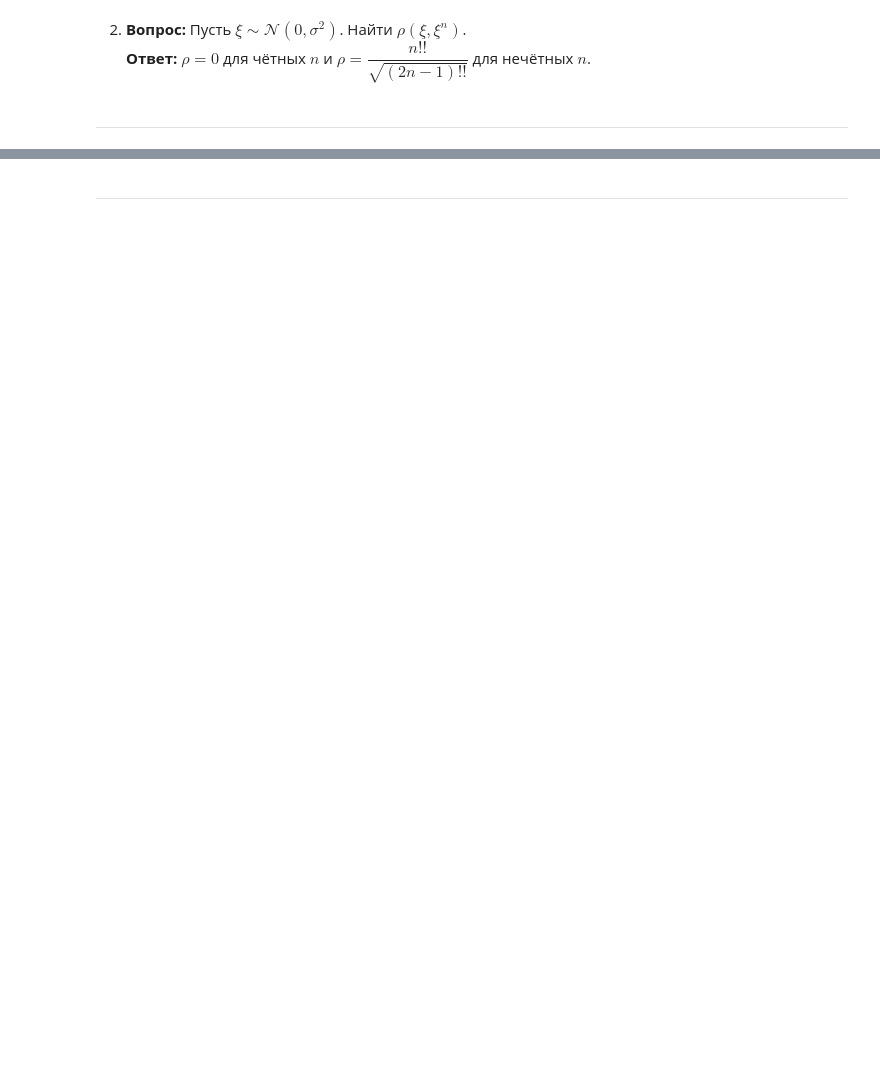
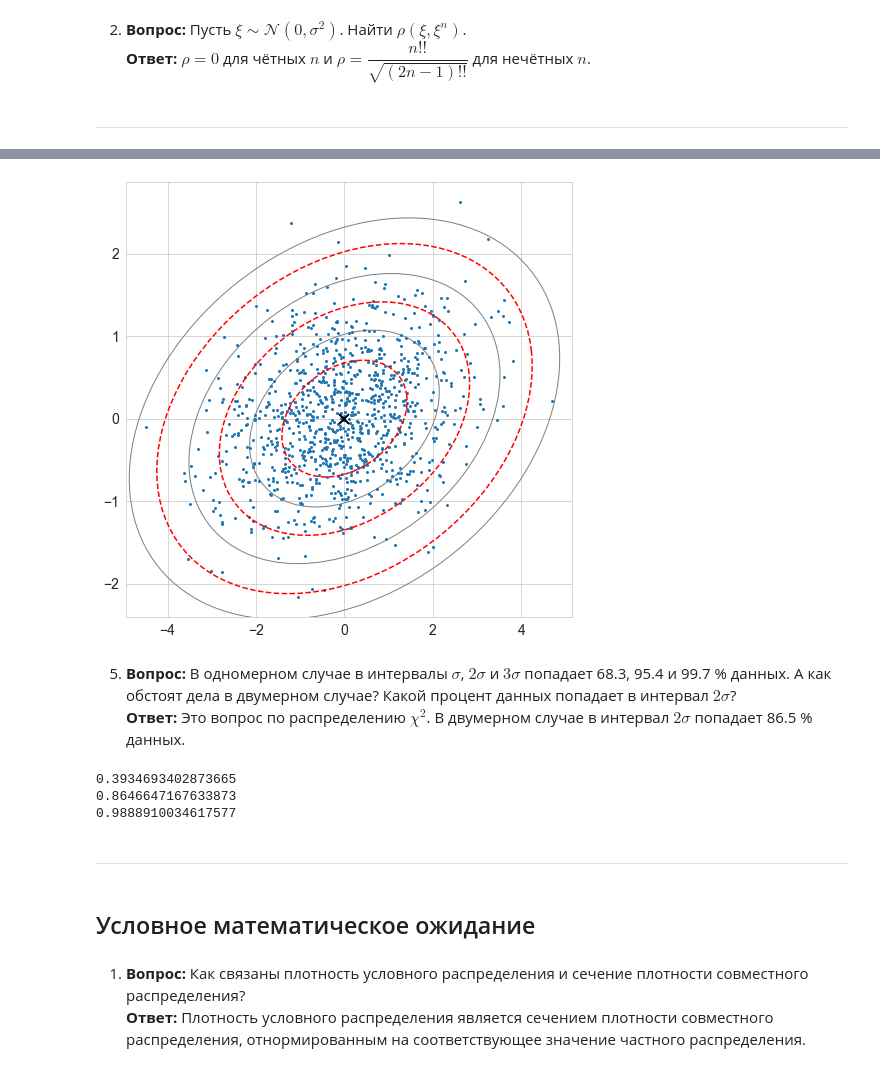
Before and after one commit to aa-savelyev/DaOptSm, a Jupyter notebook: 2.PT/control/Control.ipynb, the cells around one changed output, grey strips where cells are left out. Drawn from its saved outputs; the diff is of its cells as text; code cells hidden in the pictures; blank space fills up the shorter version.

```diff
--- a/2.PT/control/Control.ipynb
+++ b/2.PT/control/Control.ipynb
@@ -75,2 +78,56 @@ plt.show()
+# %%
+N = 1000
+mu = np.array([0., 0.])
+cov = np.array([[2.0, 0.3], [0.3, 0.5]])  # covariance matrix of x and y
+data = stats.multivariate_normal.rvs(mu, cov, size=N, random_state=42)
+# %%
+from matplotlib.patches import Ellipse
+
+def make_ellipse(mu, cov, ci=0.95, color='gray', label='$\pm 2\,\sigma$'):
+    """Make covariance isoline"""
+    e, v = np.linalg.eig(cov)
+    angle = np.sign(v[1, 0]) * 180/np.pi * np.arccos(v[0, 0])
+    q = stats.chi2(2).ppf(ci)
+    e = Ellipse(mu, 2*np.sqrt(q*e[0]), 2*np.sqrt(q*e[1]), angle=angle,
+                fill=False, color=color, label=label)
+    return e
+# %%
+def get_std(cov):
+    '''Get standard deviation'''
+    theta = 2 * np.pi * np.linspace(0, 1, int(1e2))
+    e, v = np.linalg.eig(cov)
+    return v @ np.diag(e**0.5) @ np.array([np.cos(theta),np.sin(theta)])
+# %%
+def draw_data(data, mu, cov):
+    fig, ax = plt.subplots(1, 1, figsize=(8, 8))
+    ax.plot(data[:,0], data[:,1], 'o', ms=2)
+    for i, ci in enumerate([0.6827, 0.9545, 0.9973]):
+        # variant 1
+        e = make_ellipse(mu, cov, ci=ci)
+        ax.add_artist(e)
+        # variant 2
+        std = get_std(cov)
+        ax.plot(*(mu.reshape((2,1)) + (i+1)*std), 'r--')
+    ax.plot(*mu, 'kx', ms=10, mew=2.)
+#     ax.axis('equal')
+# %%
+draw_data(data, mu, cov)
+# %% [output]
+[figure, added]
+# %% [markdown]
+5. **Вопрос:** В одномерном случае в интервалы $\sigma$, $2\sigma$ и $3\sigma$ попадает 68.3, 95.4 и 99.7 % данных. А как обстоят дела в двумерном случае? Какой процент данных попадает в интервал $2\sigma$? \
+   **Ответ:** Это вопрос по распределению $\chi^2$. В двумерном случае  в интервал $2\sigma$ попадает 86.5 % данных.
+# %%
+for i in np.arange(1,4):
+    print(stats.chi2(2).cdf(i**2))
+# %% [output]
+0.3934693402873665
+0.8646647167633873
+0.9888910034617577
 # %% [markdown]
 ---
+# %% [markdown]
+## Условное математическое ожидание
+# %% [markdown]
+1. **Вопрос:** Как связаны плотность условного распределения и сечение плотности совместного распределения? \
+   **Ответ:** Плотность условного распределения является сечением плотности совместного распределения, отнормированным на соответствующее значение частного распределения.
```
Also changed, not shown: parts of 7 cells of this notebook, 8 other files.
